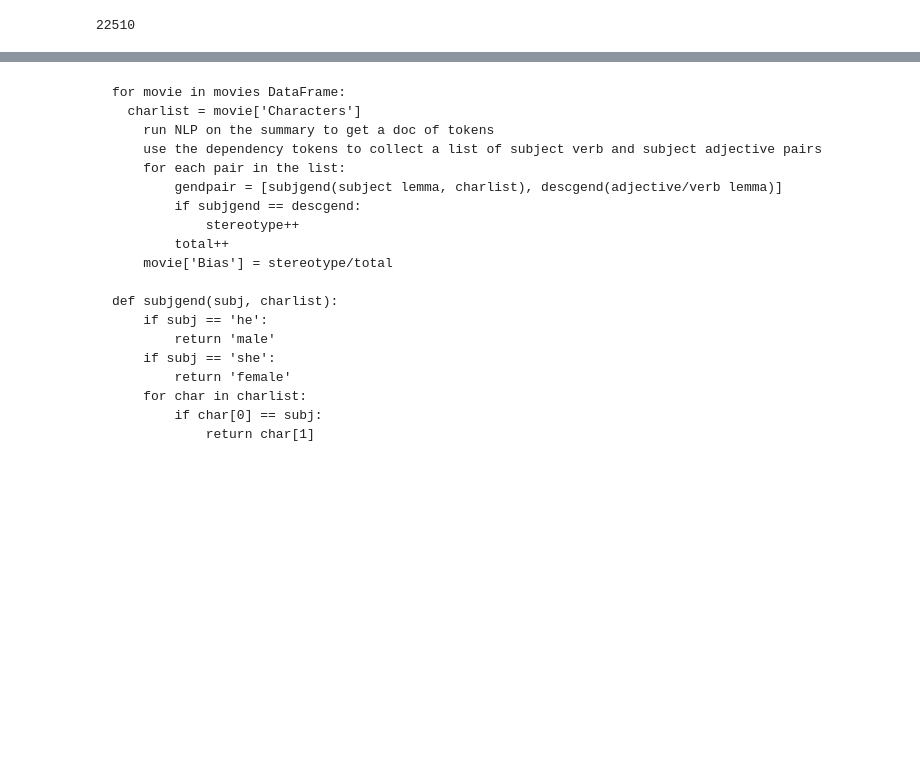
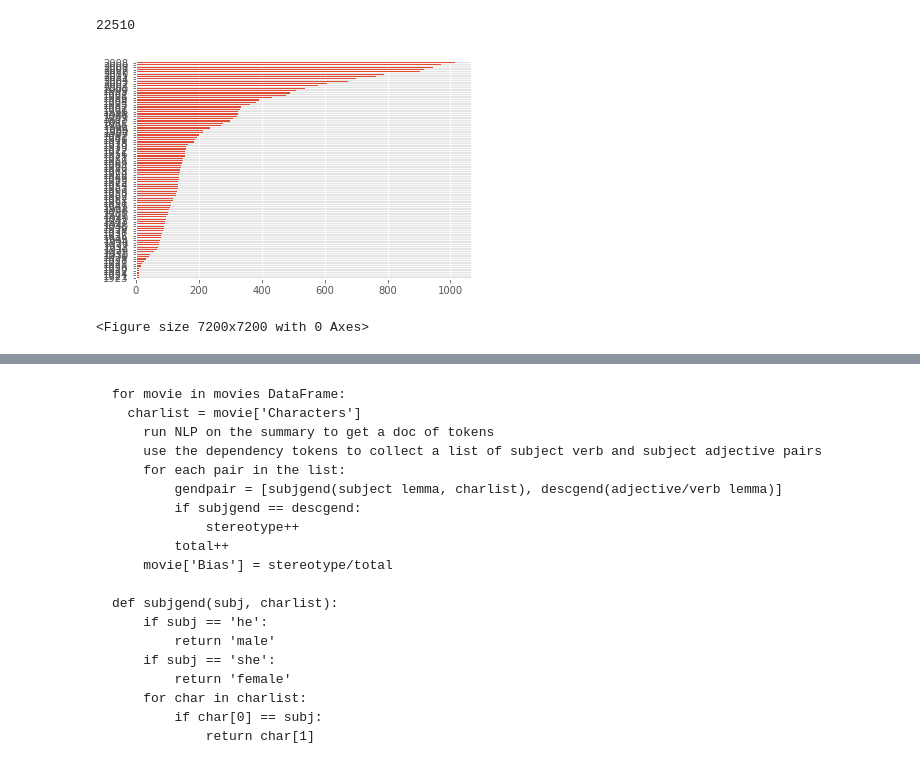
Before and after one commit to rmb176/MovieGenderBias, a Jupyter notebook: Research_Colab_Movie_Analysis.ipynb, the cells around one changed output, grey strips where cells are left out. Drawn from its saved outputs; the diff is of its cells as text; code cells hidden in the pictures; blank space fills up the shorter version.

```diff
--- a/Research_Colab_Movie_Analysis.ipynb
+++ b/Research_Colab_Movie_Analysis.ipynb
@@ -318,6 +316,13 @@ movies.head(30)
 len(movies)
 # %% [output]
 22510
+# %%
+fig = movies['Release Date'].value_counts().sort_values().plot(kind='barh')
+plt.figure(figsize=(100, 100))
+plt.show(fig)
+# %% [output]
+[figure, added]
+<Figure size 7200x7200 with 0 Axes>
 # %%
 import matplotlib.pyplot as plt
 from matplotlib import style
```
Also changed, not shown: parts of 9 cells of this notebook.
